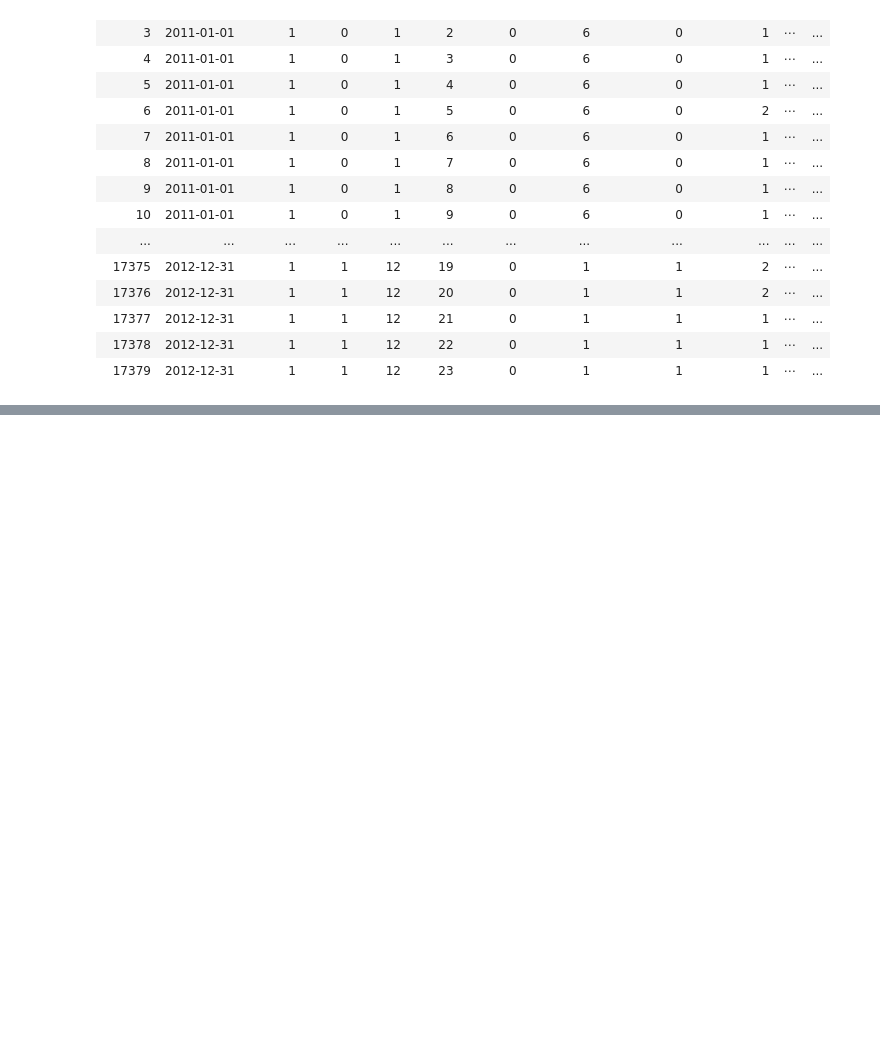
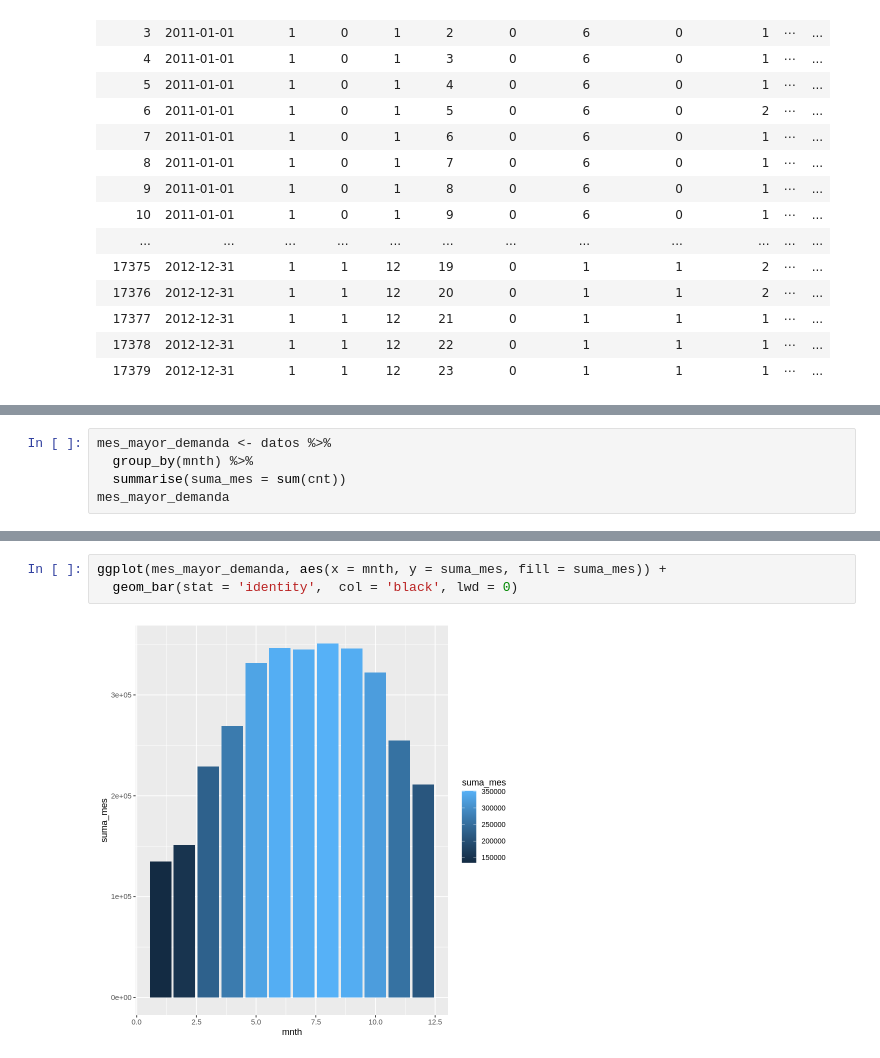
Before and after one commit to vmcarranzam/econometriaR, a Jupyter notebook: Lab2_Econometria_en_R.ipynb, the cells around one changed output, grey strips where cells are left out. Drawn from its saved outputs; the diff is of its cells as text; blank space fills up the shorter version.

```diff
--- a/Lab2_Econometria_en_R.ipynb
+++ b/Lab2_Econometria_en_R.ipynb
@@ -67,0 +43,5 @@ ggplot(datos, aes(x = mes, y = cnt, color = "red")) +
+# %%
+mes_mayor_demanda <- datos %>%
+  group_by(mnth) %>%
+  summarise(suma_mes = sum(cnt))
+mes_mayor_demanda
@@ -67,0 +64,5 @@ ggplot(datos, aes(x = mes, y = cnt, color = "red")) +
+# %%
+ggplot(mes_mayor_demanda, aes(x = mnth, y = suma_mes, fill = suma_mes)) +
+  geom_bar(stat = 'identity',  col = 'black', lwd = 0)
+# %% [output]
+[figure, added]
```
Also changed, not shown: parts of 41 cells of this notebook.
